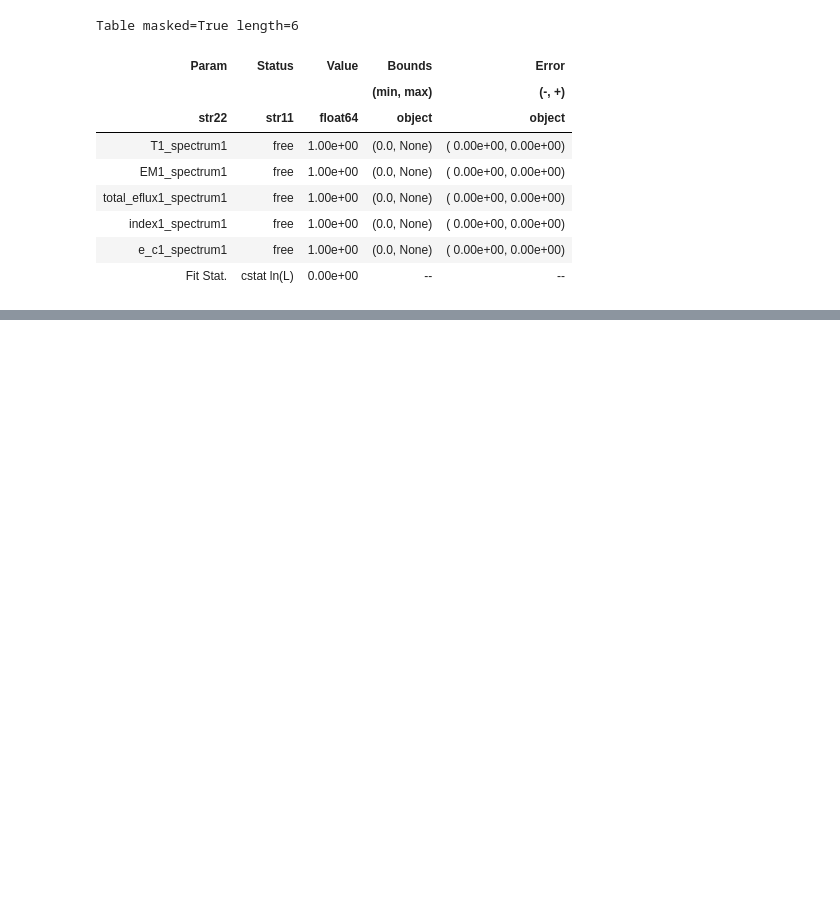
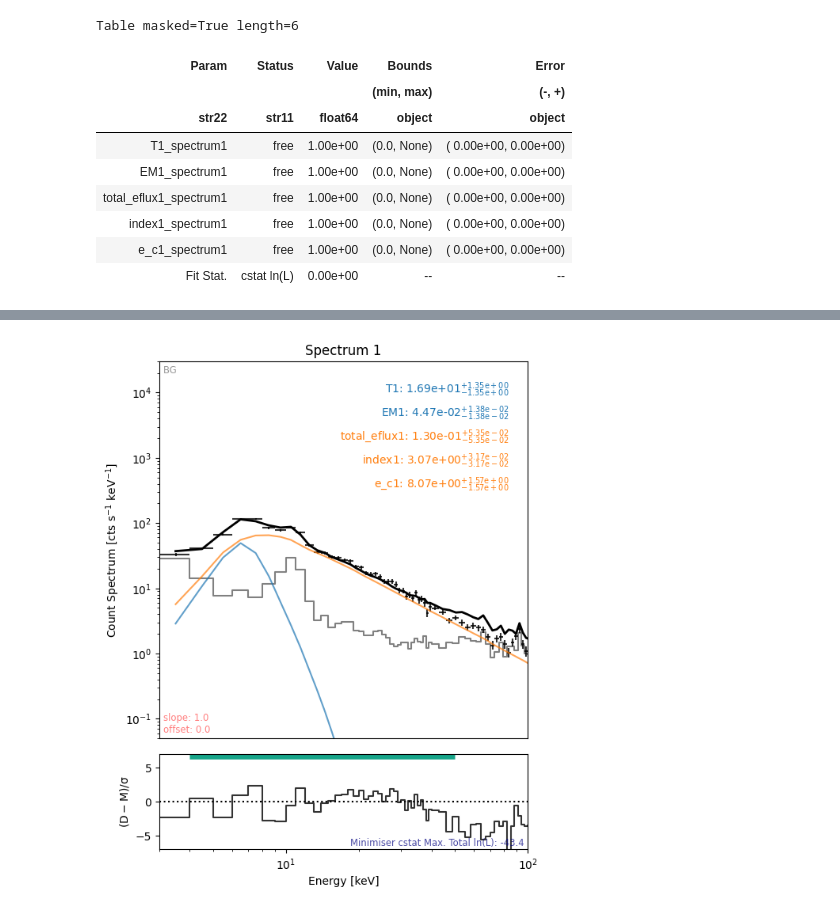
Before and after one commit to ianan/sks_examples, a Jupyter notebook: sks_fit_rhessi_archive.ipynb, the cells around one changed output, grey strips where cells are left out. Drawn from its saved outputs; the diff is of its cells as text; code cells hidden in the pictures; blank space fills up the shorter version.

```diff
--- a/sks_fit_rhessi_archive.ipynb
+++ b/sks_fit_rhessi_archive.ipynb
@@ -45,7 +46,7 @@ spec_single_plot_size = (6,8)
 spec_plot_size = (16,10)
 spec_font_size = 18
 default_font_size = 10
-xlims, ylims = [3,30], [5e-2,3e4]
+xlims, ylims = [3,100], [5e-2,3e4]
 tol = 1e-5
 
 # Where are the spec and srm fits files ???
@@ -161,0 +161,10 @@ ValueError: All input energy values must be within the range 1.0002920302956426-
+# %%
+plt.figure(figsize=spec_single_plot_size)
+axes, res_axes = fitter.plot()
+for a in axes:
+    a.set_xlim(xlims)
+    a.set_ylim(ylims)
+    a.set_xscale("log")
+plt.show()
+# %% [output]
+[figure, added]
```
Also changed, not shown: parts of 9 cells of this notebook, 1 other file.
